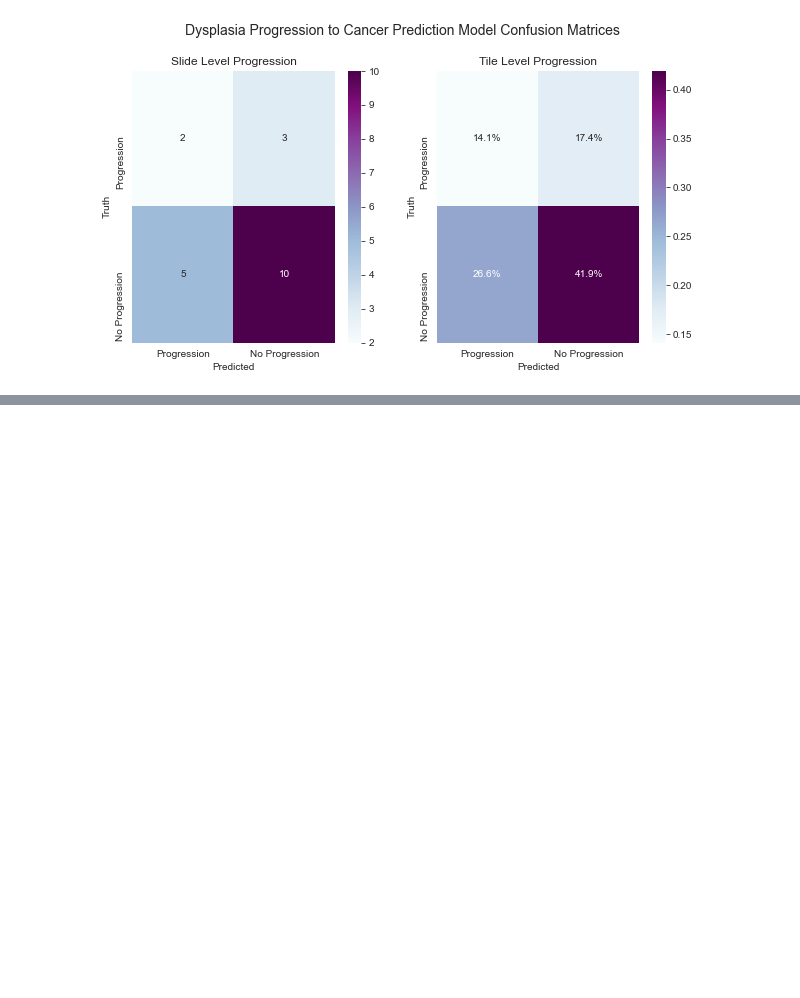
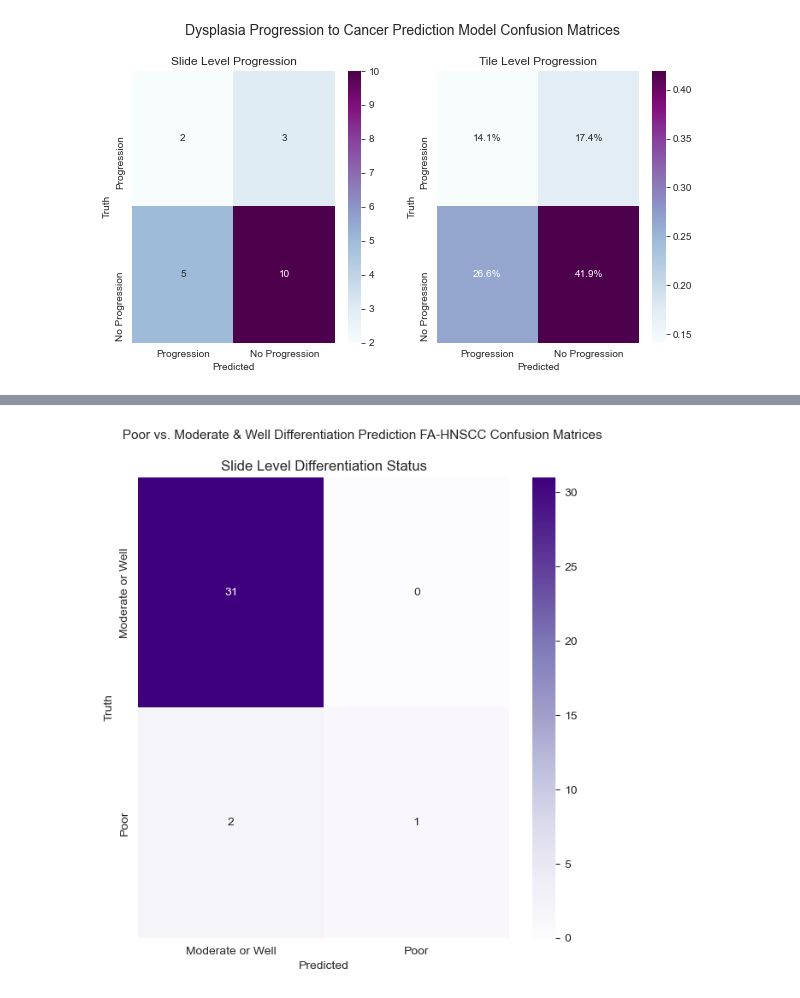
Before and after one commit to emmachancellor/ecd_toolkit, a Jupyter notebook: plotting_functions_ecd.ipynb, the cells around one changed output, grey strips where cells are left out. Saved outputs shown, nothing was run; the diff lists cells and outputs as text; code cells hidden in the pictures; blank space fills up the shorter version.

```diff
--- a/plotting_functions_ecd.ipynb
+++ b/plotting_functions_ecd.ipynb
@@ -320,0 +365,31 @@ fig.savefig('/Users/emmadyer/Desktop/pearson_lab/PROJECTS/scripps_dysplasia/figu
+# %%
+renamed_datasets = []
+datasets = [data]
+for df in datasets:
+    cols = df.columns.values
+    for c in cols:
+        if 'pred0' in c:
+            pred_0 = c
+        if 'pred1' in c:
+            pred_1 = c
+        if 'true' in c:
+            truth = c
+    df = df.rename(columns={pred_0:'pred_0', pred_1:'pred_1', truth:'truth'}).copy()
+    renamed_datasets.append(df)
+
+confusion_matrices = []
+for df in renamed_datasets:
+    df['binary_pred'] = df.apply(lambda row: 1 if row.pred_1 > 0.5 else 0, axis=1)
+    confusion_matrix = metrics.confusion_matrix(df['truth'], df['binary_pred'])
+    confusion_matrices.append(confusion_matrix)
+
+sns.set_style('darkgrid')
+fig, axs = plt.subplots(figsize=(7, 7))
+fig.suptitle('Poor vs. Moderate & Well Differentiated Prediction FA-HNSCC Confusion Matrices', fontsize=11, y=0.96)
+
+pt_level = sns.heatmap(confusion_matrices[0], annot=True, ax=axs, cmap='Purples')
+pt_level.set(xlabel='Predicted', ylabel='Truth', xticklabels=['Moderate or Well', 'Poor'], yticklabels=['Moderate or Well', 'Poor'], title='Slide Level Differentiation Status')
+
+fig.savefig('/Users/emmadyer/Desktop/rockefeller/MIL_v1/poor_differentiation/poor_differentiation_confusion_matrix.png', dpi=300, bbox_inches='tight')
+# %% [output]
+[figure, added]
```
Also changed, not shown: parts of 9 cells of this notebook.
